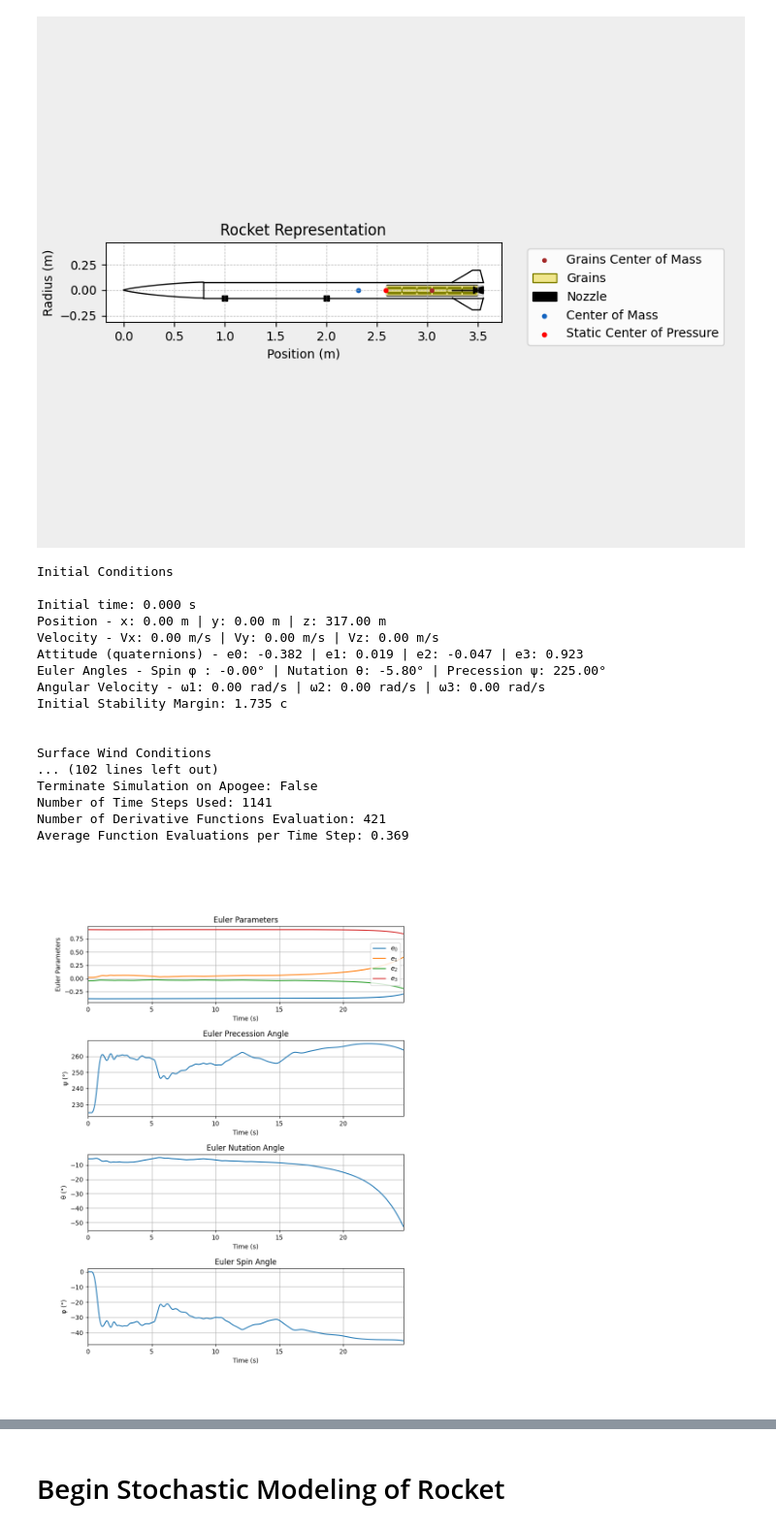
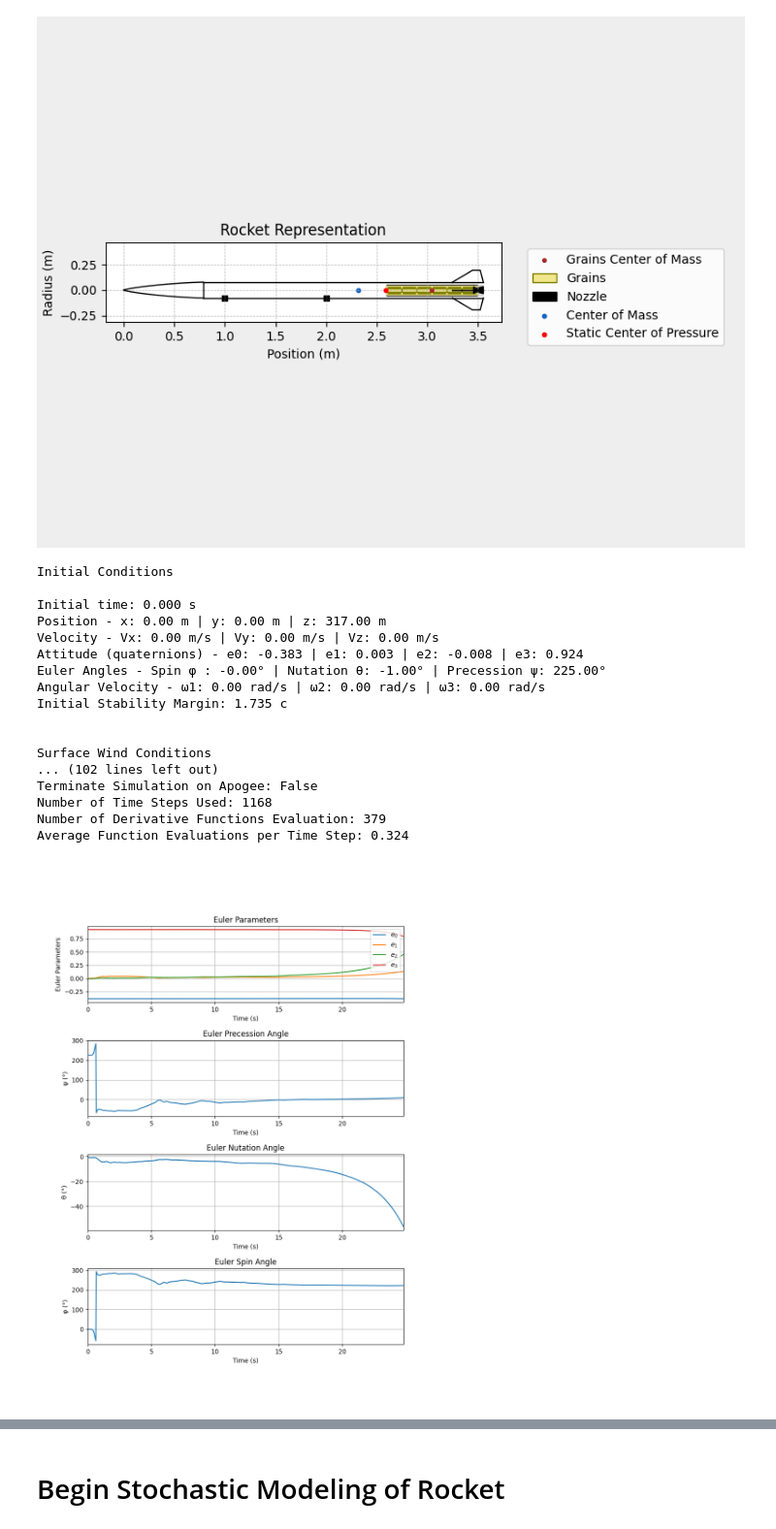
Before and after one commit to GoldenFlashesRocketry/ARES_RocketPy, a Jupyter notebook: Valkyrie_Sim.ipynb, the cells around one changed output, grey strips where cells are left out. Shown at 97% size. Drawn from its saved outputs; the diff is of its cells as text; code cells hidden in the pictures.

```diff
--- a/Valkyrie_Sim.ipynb
+++ b/Valkyrie_Sim.ipynb
@@ -94,39 +94,39 @@ Valkyrie.draw()
 # %%
 # Nominal Flight Simulation
 test_flight = Flight(
-    rocket = Valkyrie, environment=env, rail_length=5.1, inclination=84.2, heading = 135)
+    rocket = Valkyrie, environment=env, rail_length=5.1, inclination=90, heading = 135)
 test_flight.info()
 test_flight.plots.attitude_data()
 test_flight.plots.trajectory_3d()
 
 import pandas as pd
 import numpy as np
 
 t = np.array(test_flight.time)
 alt_agl = np.array([test_flight.altitude(ti) for ti in t])
 
 df = pd.DataFrame({
     "time_s": t,
     "altitude_agl_m": alt_agl
 })
 
 df.to_csv("altitude_vs_time_agl.csv", index=False)
 # %% [output]
 Initial Conditions
 
 Initial time: 0.000 s
 Position - x: 0.00 m | y: 0.00 m | z: 317.00 m
 Velocity - Vx: 0.00 m/s | Vy: 0.00 m/s | Vz: 0.00 m/s
-Attitude (quaternions) - e0: -0.382 | e1: 0.019 | e2: -0.047 | e3: 0.923
-Euler Angles - Spin φ : -0.00° | Nutation θ: -5.80° | Precession ψ: 225.00°
+Attitude (quaternions) - e0: -0.383 | e1: 0.003 | e2: -0.008 | e3: 0.924
+Euler Angles - Spin φ : -0.00° | Nutation θ: -1.00° | Precession ψ: 225.00°
 Angular Velocity - ω1: 0.00 rad/s | ω2: 0.00 rad/s | ω3: 0.00 rad/s
 Initial Stability Margin: 1.735 c
 
 
 Surface Wind Conditions
 ... (102 lines left out)
 Terminate Simulation on Apogee: False
-Number of Time Steps Used: 1141
-Number of Derivative Functions Evaluation: 421
-Average Function Evaluations per Time Step: 0.369
+Number of Time Steps Used: 1168
+Number of Derivative Functions Evaluation: 379
+Average Function Evaluations per Time Step: 0.324
-[figure, old version]
+[figure, new version]
```
Also changed, not shown: parts of 4 cells of this notebook, 2 other files.
